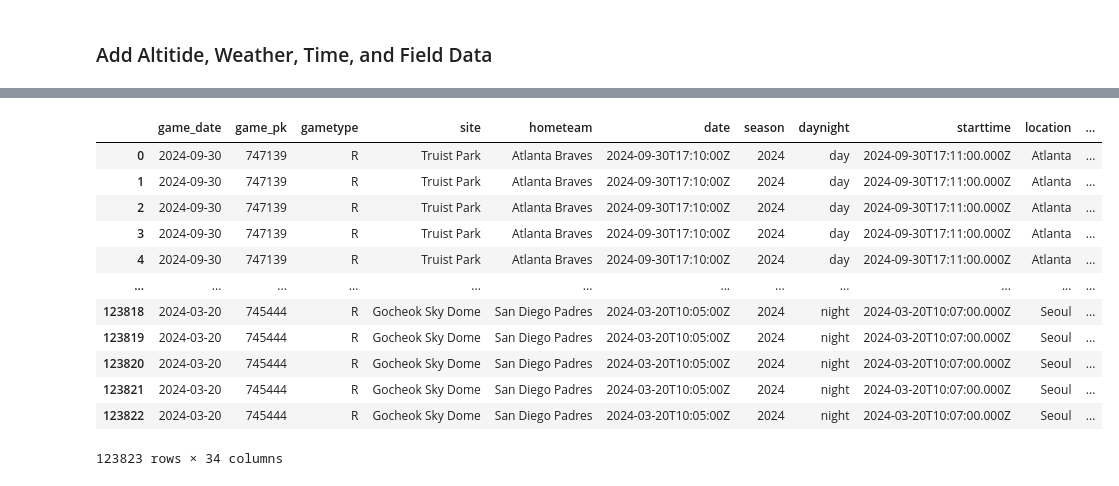
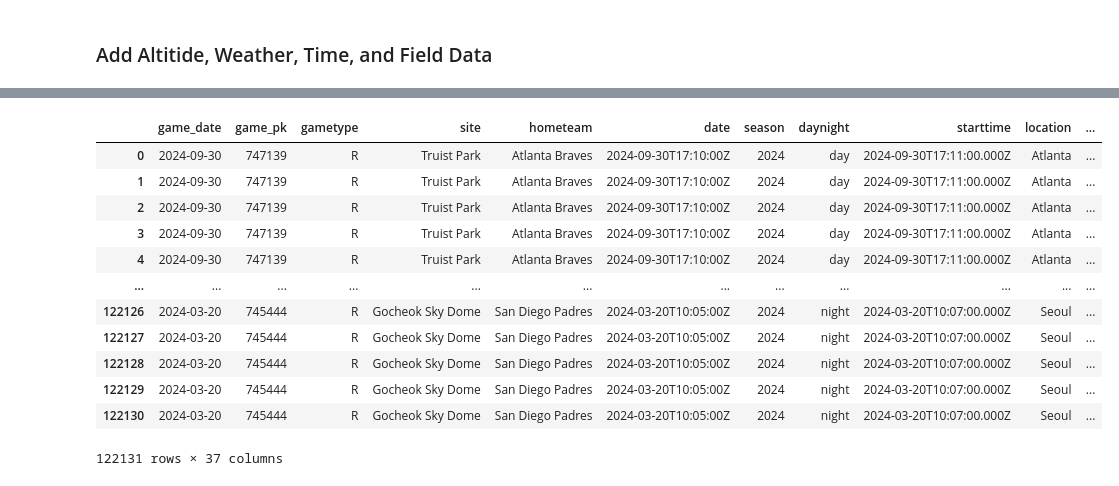
Before and after one commit to elizabethavargas/baseball, a Jupyter notebook: create_dataset.ipynb, the cells around one changed output, grey strips where cells are left out. Saved outputs shown, nothing was run; the diff lists cells and outputs as text; code cells hidden in the pictures.

```diff
--- a/create_dataset.ipynb
+++ b/create_dataset.ipynb
@@ -66,12 +63,12 @@ Skipping offseason dates
 # %%
 # keep relevant columns
 df = data[['game_date', 'game_pk', 'batter', 'pitcher', 'launch_speed',
-           'launch_angle', 'age_bat', 'events', 'home_team', 'pitch_type',
-           'stand', 'p_throws']].copy()
+           'launch_angle', 'age_bat', 'events', 'home_team',
+           'stand', 'p_throws', 'pitch_type', 'release_speed']].copy()
 
 # keep rows for everything that's NOT a non-batted-ball event
 non_batted_ball_events = ["strikeout", "strikeout_double_play", "walk",
-    "hit_by_pitch", "catcher_interf", "truncated_pa"]
+    "hit_by_pitch", "catcher_interf", "truncated_pa", "sac_fly", "sac_bunt"]
 
 df = df[~df["events"].isin(non_batted_ball_events)]
 
@@ -95,9 +92,9 @@ df
 # %%
-# combine hand pitcher threw with and the hand the batter hit with into one column
-df['pitcher_batter_handedness'] = df['p_throws'] + df['stand']
+# combine hand pitcher threw with and the hand the batter hit with into one column (1 if same, 0 if different)
+df['pitcher_batter_handedness'] = (df["p_throws"] == df["stand"]).astype(int)
 
 # Encode home_run as binary target
-df['home_run'] = df['events'] == 'home_run'
+df['home_run'] = (df['events'] == 'home_run').astype(int)
 df
 # %% [output]
 |  | game_date | game_pk | batter | pitcher | launch_speed | launch_angle | age_bat | events | home_team | ... |
@@ -218,7 +215,7 @@ def is_barrel(row):
         max_angle = 30 + expansion
         return min_angle <= la <= max_angle
 
-df['barrel'] = df.apply(is_barrel, axis=1)
+df['barrel'] = df.apply(is_barrel, axis=1).astype(int)
 df
 # %% [output]
 |  | game_date | game_pk | batter | pitcher | launch_speed | launch_angle | age_bat | events | home_team | ... |
@@ -237,26 +234,26 @@ df
 # %%
 # sort and select columns
 df = df[['game_date', 'game_pk', 'gametype', 'site', 'hometeam', 'date',
      'season', 'daynight','starttime', 'location', 'elevation', 'attendance',
      'capacity','turfType', 'roofType', 'leftLine', 'leftCenter', 'center',
        'rightCenter', 'rightLine', 'wind_int',  'sky', 'temp', 'wind',
-    'batter', 'pitcher', 'launch_speed', 'launch_angle', 'age_bat',
-    'pitch_type', 'pitcher_batter_handedness', 'barrel', 'events', 'home_run']]
+    'batter', 'pitcher', 'release_speed', 'launch_speed', 'launch_angle', 'age_bat',
+    'pitch_type', 'stand', 'p_throws', 'pitcher_batter_handedness', 'barrel', 'events', 'home_run']]
 df
 # %% [output]
 |  | game_date | game_pk | gametype | site | hometeam | date | season | daynight | starttime | location | ... |
 | 0 | 2024-09-30 | 747139 | R | Truist Park | Atlanta Braves | 2024-09-30T17:10:00Z | 2024 | day | 2024-09-30T17:11:00.000Z | Atlanta | ... |
 | 1 | 2024-09-30 | 747139 | R | Truist Park | Atlanta Braves | 2024-09-30T17:10:00Z | 2024 | day | 2024-09-30T17:11:00.000Z | Atlanta | ... |
 | 2 | 2024-09-30 | 747139 | R | Truist Park | Atlanta Braves | 2024-09-30T17:10:00Z | 2024 | day | 2024-09-30T17:11:00.000Z | Atlanta | ... |
 | 3 | 2024-09-30 | 747139 | R | Truist Park | Atlanta Braves | 2024-09-30T17:10:00Z | 2024 | day | 2024-09-30T17:11:00.000Z | Atlanta | ... |
 | 4 | 2024-09-30 | 747139 | R | Truist Park | Atlanta Braves | 2024-09-30T17:10:00Z | 2024 | day | 2024-09-30T17:11:00.000Z | Atlanta | ... |
 | ... | ... | ... | ... | ... | ... | ... | ... | ... | ... | ... | ... |
-| 123818 | 2024-03-20 | 745444 | R | Gocheok Sky Dome | San Diego Padres | 2024-03-20T10:05:00Z | 2024 | night | 2024-03-20T10:07:00.000Z | Seoul | ... |
-| 123819 | 2024-03-20 | 745444 | R | Gocheok Sky Dome | San Diego Padres | 2024-03-20T10:05:00Z | 2024 | night | 2024-03-20T10:07:00.000Z | Seoul | ... |
-| 123820 | 2024-03-20 | 745444 | R | Gocheok Sky Dome | San Diego Padres | 2024-03-20T10:05:00Z | 2024 | night | 2024-03-20T10:07:00.000Z | Seoul | ... |
-| 123821 | 2024-03-20 | 745444 | R | Gocheok Sky Dome | San Diego Padres | 2024-03-20T10:05:00Z | 2024 | night | 2024-03-20T10:07:00.000Z | Seoul | ... |
-| 123822 | 2024-03-20 | 745444 | R | Gocheok Sky Dome | San Diego Padres | 2024-03-20T10:05:00Z | 2024 | night | 2024-03-20T10:07:00.000Z | Seoul | ... |
+| 122126 | 2024-03-20 | 745444 | R | Gocheok Sky Dome | San Diego Padres | 2024-03-20T10:05:00Z | 2024 | night | 2024-03-20T10:07:00.000Z | Seoul | ... |
+| 122127 | 2024-03-20 | 745444 | R | Gocheok Sky Dome | San Diego Padres | 2024-03-20T10:05:00Z | 2024 | night | 2024-03-20T10:07:00.000Z | Seoul | ... |
+| 122128 | 2024-03-20 | 745444 | R | Gocheok Sky Dome | San Diego Padres | 2024-03-20T10:05:00Z | 2024 | night | 2024-03-20T10:07:00.000Z | Seoul | ... |
+| 122129 | 2024-03-20 | 745444 | R | Gocheok Sky Dome | San Diego Padres | 2024-03-20T10:05:00Z | 2024 | night | 2024-03-20T10:07:00.000Z | Seoul | ... |
+| 122130 | 2024-03-20 | 745444 | R | Gocheok Sky Dome | San Diego Padres | 2024-03-20T10:05:00Z | 2024 | night | 2024-03-20T10:07:00.000Z | Seoul | ... |
-123823 rows × 34 columns
+122131 rows × 37 columns
 # %%
 # save dataset
 df.to_csv('baseball_clean_2024.csv')
```
Also changed, not shown: parts of 9 cells of this notebook.
